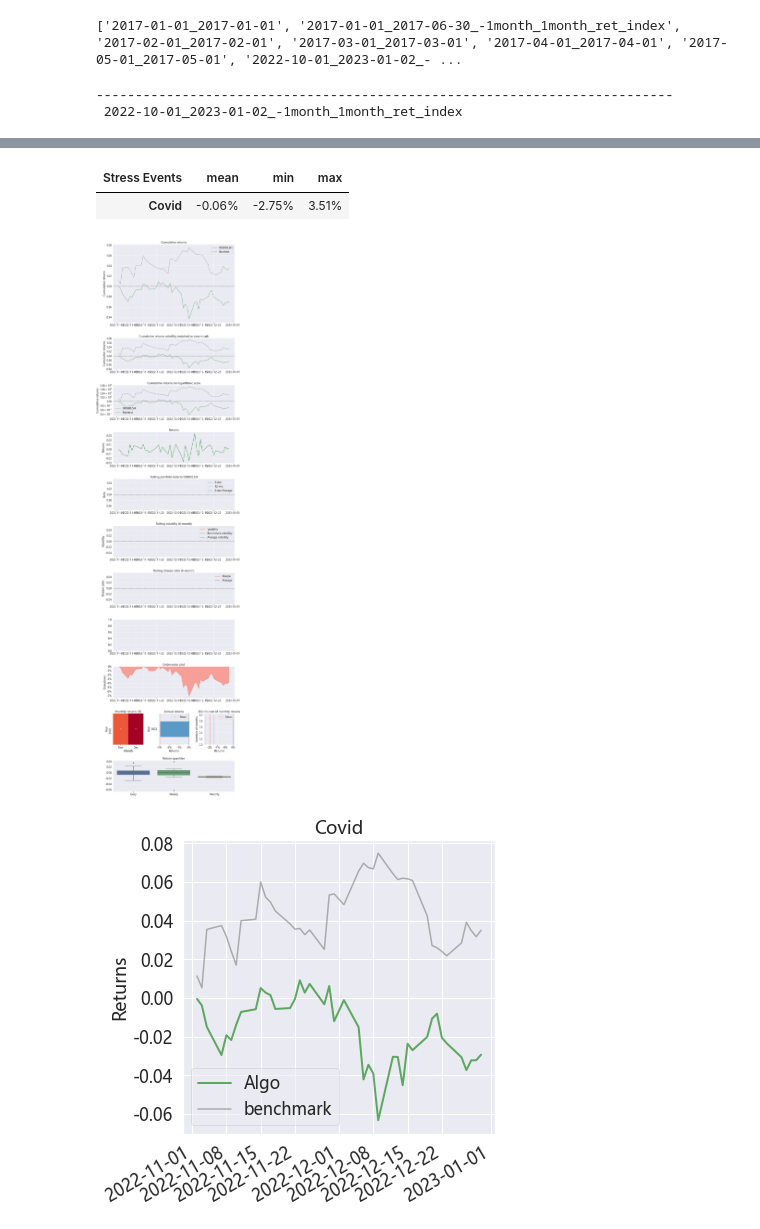
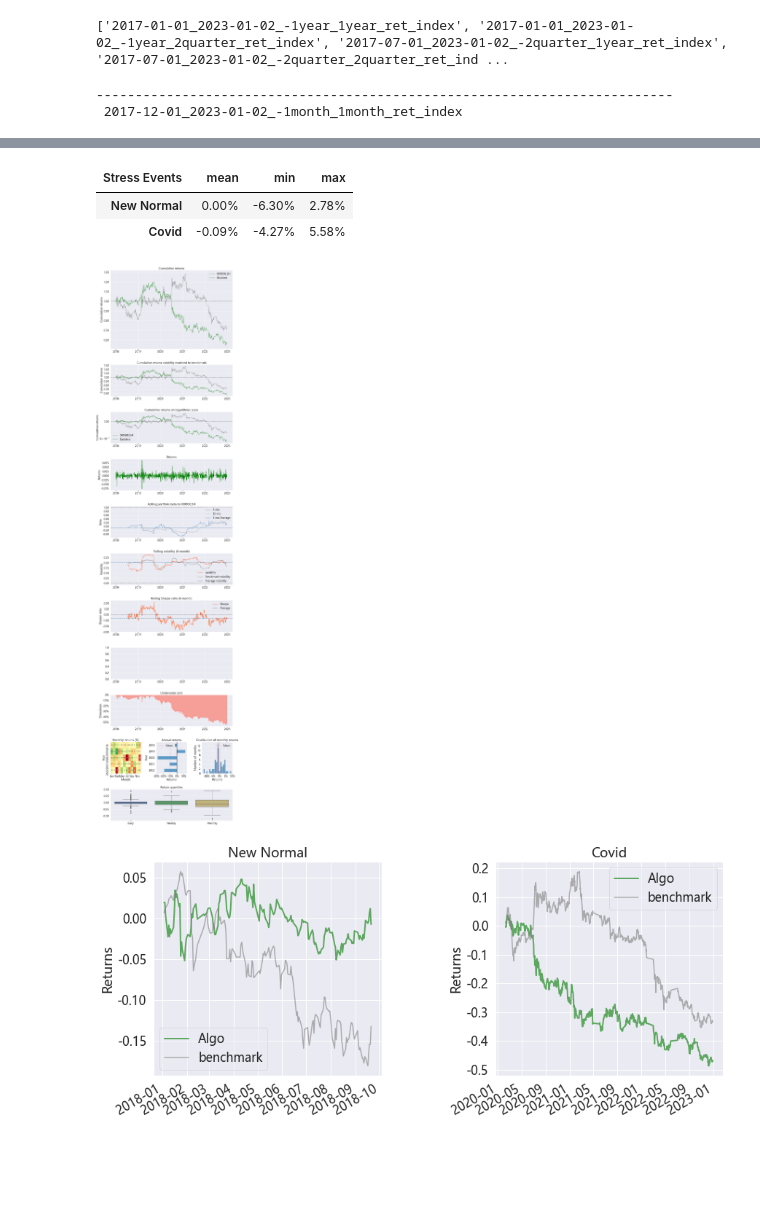
Before and after one commit to lucysusan/pt_2302, a Jupyter notebook: output_evaluate/evaluate_m1_m1.ipynb, the cells around one changed output, grey strips where cells are left out. Saved outputs shown, nothing was run; the diff lists cells and outputs as text; code cells hidden in the pictures; blank space fills up the shorter version.

```diff
--- a/output_evaluate/evaluate_m1_m1.ipynb
+++ b/output_evaluate/evaluate_m1_m1.ipynb
@@ -10,15 +10,14 @@ plt.rcParams['axes.unicode_minus'] = False
 plt.rcParams['font.sans-serif'] = ['Microsoft YaHei']
 
 index_sid = '000906.SH'
-data_folder = '../output/0301/-1month_1month/'
+data_folder = '../OUT_DATA/0301/'
 file_list = os.listdir(data_folder)
 
-print(file_pkl := [f for f in file_list if not f.endswith('.csv')])
+print(file_pkl := [f for f in file_list if f.endswith('ret_index')])
+file = [f for f in file_pkl if '1month_1month' in f][0]
 # %% [output]
-['2017-01-01_2017-01-01', '2017-01-01_2017-06-30_-1month_1month_ret_index', '2017-02-01_2017-02-01', '2017-03-01_2017-03-01', '2017-04-01_2017-04-01', '2017-05-01_2017-05-01', '2022-10-01_2023-01-02_- ...
+['2017-01-01_2023-01-02_-1year_1year_ret_index', '2017-01-01_2023-01-02_-1year_2quarter_ret_index', '2017-07-01_2023-01-02_-2quarter_1year_ret_index', '2017-07-01_2023-01-02_-2quarter_2quarter_ret_ind ...
 # %%
-file = '2022-10-01_2023-01-02_-1month_1month_ret_index'
-
 print('\n\n--------------------------------------------------------------------------\n',file)
 data = pd.read_pickle(data_folder + file)
 data.plot(figsize=(30,18))
@@ -27,4 +26,4 @@ plt.show()
 pf.create_full_tear_sheet(data['ret'], benchmark_rets=data[index_sid])
 # %% [output]
 --------------------------------------------------------------------------
- 2022-10-01_2023-01-02_-1month_1month_ret_index
+ 2017-12-01_2023-01-02_-1month_1month_ret_index
@@ -51,4 +50,5 @@ pf.create_full_tear_sheet(data['ret'], benchmark_rets=data[index_sid])
 | Stress Events | mean | min | max |
-| Covid | -0.06% | -2.75% | 3.51% |
+| New Normal | 0.00% | -6.30% | 2.78% |
+| Covid | -0.09% | -4.27% | 5.58% |
-[figure, old version]
+[figure, new version]
-[figure, old version]
+[figure, new version]
```
Also changed, not shown: parts of 1 cell of this notebook, 9 other files.
